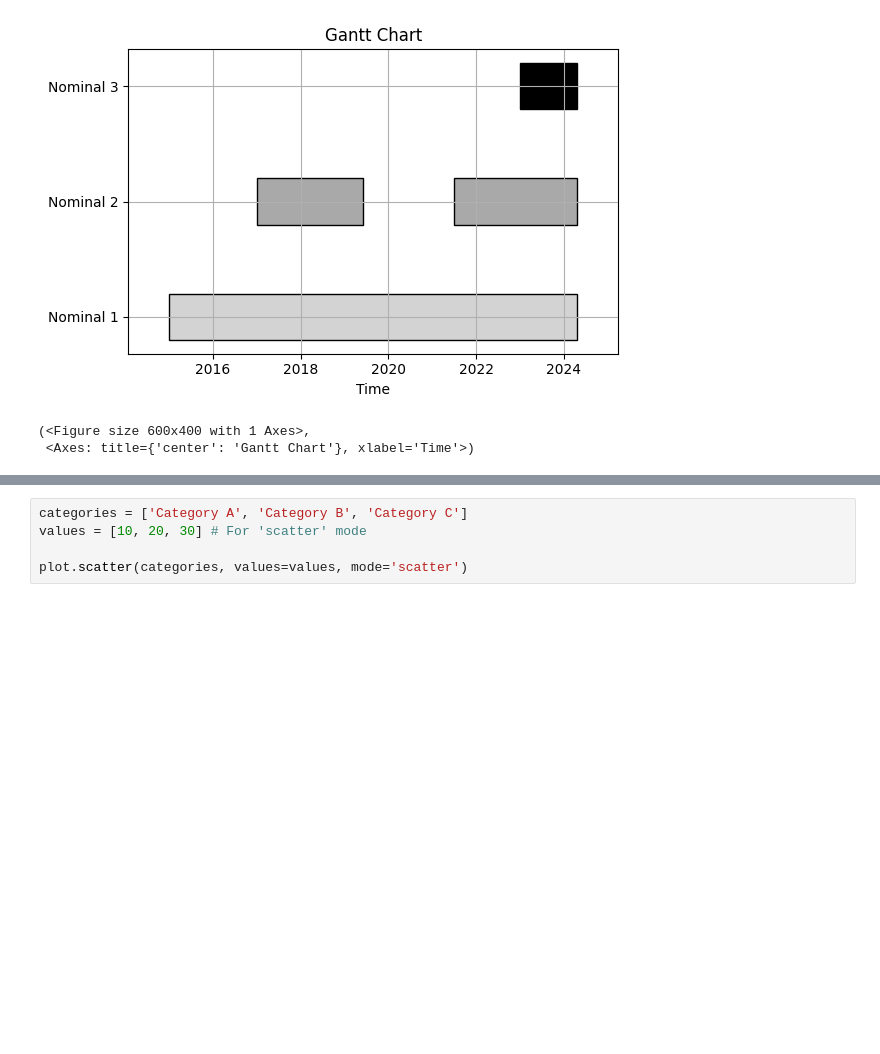
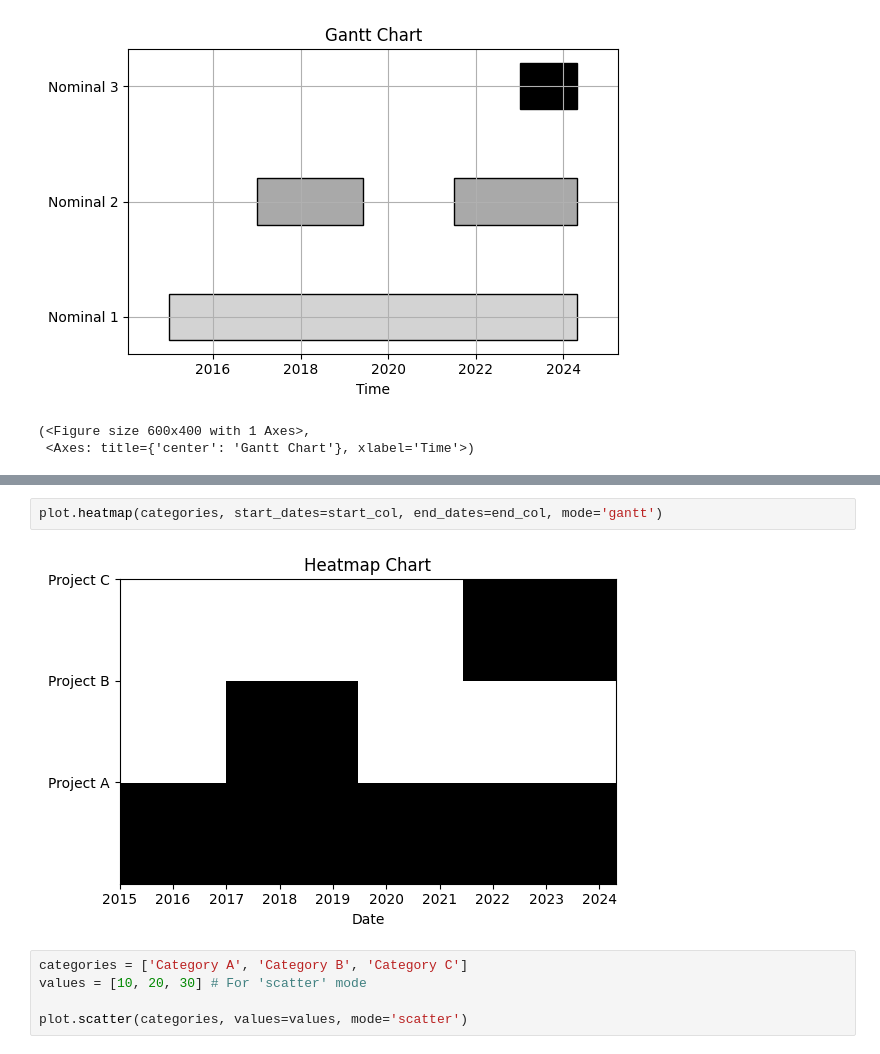
Before and after one commit to layik/dynairxvis, a Jupyter notebook: notebooks/get_started.ipynb, the cells around one changed output, grey strips where cells are left out. Saved outputs shown, nothing was run; the diff lists cells and outputs as text; blank space fills up the shorter version.

```diff
--- a/notebooks/get_started.ipynb
+++ b/notebooks/get_started.ipynb
@@ -33,3 +33,7 @@ plot.scatter(categories, start_col, end_col)
+# %%
+plot.heatmap(categories, start_dates=start_col, end_dates=end_col, mode='gantt')
+# %% [output]
+[figure, added]
 # %%
 categories = ['Category A', 'Category B', 'Category C']
 values = [10, 20, 30] # For 'scatter' mode
```
Also changed, not shown: parts of 5 cells of this notebook, 3 other files.
